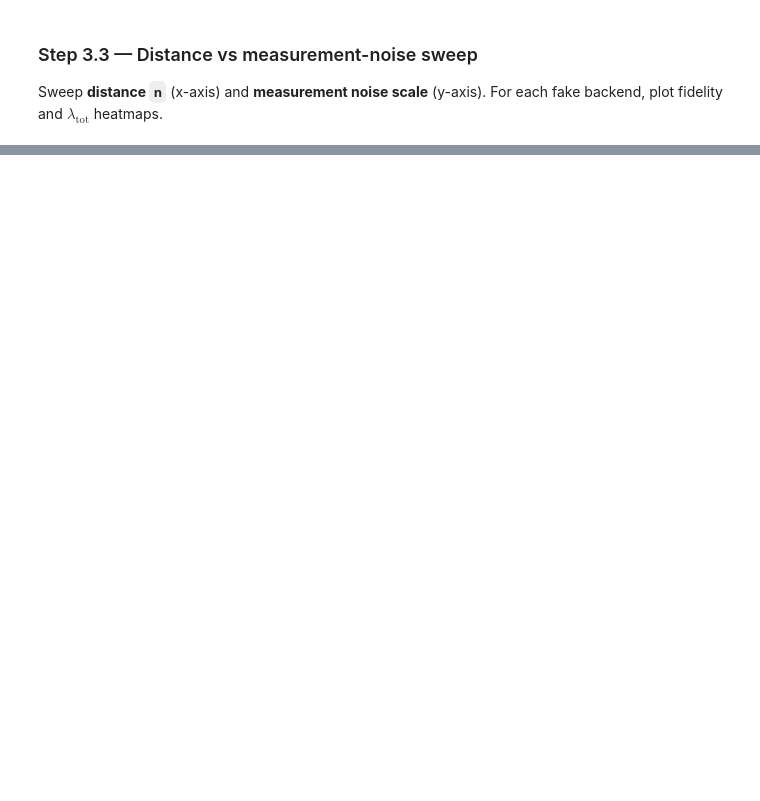
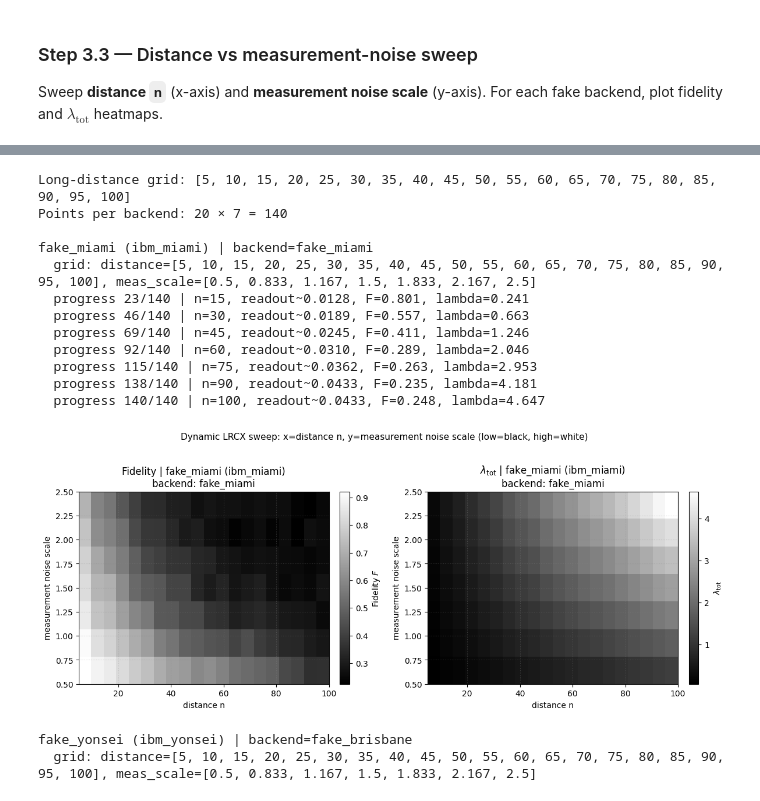
Before and after one commit to kimmmjh/qhackathon_quantumjoa, a Jupyter notebook: p2_and_3.ipynb, the cells around one changed output, grey strips where cells are left out. Drawn from its saved outputs; the diff is of its cells as text; code cells hidden in the pictures; blank space fills up the shorter version.

```diff
--- a/p2_and_3.ipynb
+++ b/p2_and_3.ipynb
@@ -1461 +1528,36 @@ fake_yonsei (ibm_yonsei) | backend=fake_brisbane
 [figure]
+# %%
+# ------------------------- Long-distance sweep: n = 5, 10, ..., 100 -------------------------
+# Same axes as Step 3.3 (x=distance n, y=measurement noise scale), wider distance range.
+
+DISTANCE_GRID_LONG = list(range(5, 101, 5))  # 5, 10, 15, ..., 100
+MEAS_NOISE_SCALES_LONG = MEAS_NOISE_SCALES
+
+print(f"Long-distance grid: {DISTANCE_GRID_LONG}")
+print(f"Points per backend: {len(DISTANCE_GRID_LONG)} × {len(MEAS_NOISE_SCALES_LONG)} = {len(DISTANCE_GRID_LONG) * len(MEAS_NOISE_SCALES_LONG)}")
+
+for display_name, ref_backend, base_overrides in BACKEND_SWEEP_CONFIGS:
+    fidelity_map, lambda_map, meta = sweep_distance_measurement_heatmaps(
+        display_name,
+        ref_backend,
+        base_overrides,
+        DISTANCE_GRID_LONG,
+        MEAS_NOISE_SCALES_LONG,
+    )
+    plot_distance_measurement_heatmaps(fidelity_map, lambda_map, meta)
+# %% [output]
+Long-distance grid: [5, 10, 15, 20, 25, 30, 35, 40, 45, 50, 55, 60, 65, 70, 75, 80, 85, 90, 95, 100]
+Points per backend: 20 × 7 = 140
+
+fake_miami (ibm_miami) | backend=fake_miami
+  grid: distance=[5, 10, 15, 20, 25, 30, 35, 40, 45, 50, 55, 60, 65, 70, 75, 80, 85, 90, 95, 100], meas_scale=[0.5, 0.833, 1.167, 1.5, 1.833, 2.167, 2.5]
+  progress 23/140 | n=15, readout~0.0128, F=0.801, lambda=0.241
+  progress 46/140 | n=30, readout~0.0189, F=0.557, lambda=0.663
+  progress 69/140 | n=45, readout~0.0245, F=0.411, lambda=1.246
+  progress 92/140 | n=60, readout~0.0310, F=0.289, lambda=2.046
+  progress 115/140 | n=75, readout~0.0362, F=0.263, lambda=2.953
+  progress 138/140 | n=90, readout~0.0433, F=0.235, lambda=4.181
+  progress 140/140 | n=100, readout~0.0433, F=0.248, lambda=4.647
+[figure, added]
+fake_yonsei (ibm_yonsei) | backend=fake_brisbane
+  grid: distance=[5, 10, 15, 20, 25, 30, 35, 40, 45, 50, 55, 60, 65, 70, 75, 80, 85, 90, 95, 100], meas_scale=[0.5, 0.833, 1.167, 1.5, 1.833, 2.167, 2.5]
```
Also changed, not shown: parts of 11 cells of this notebook.
